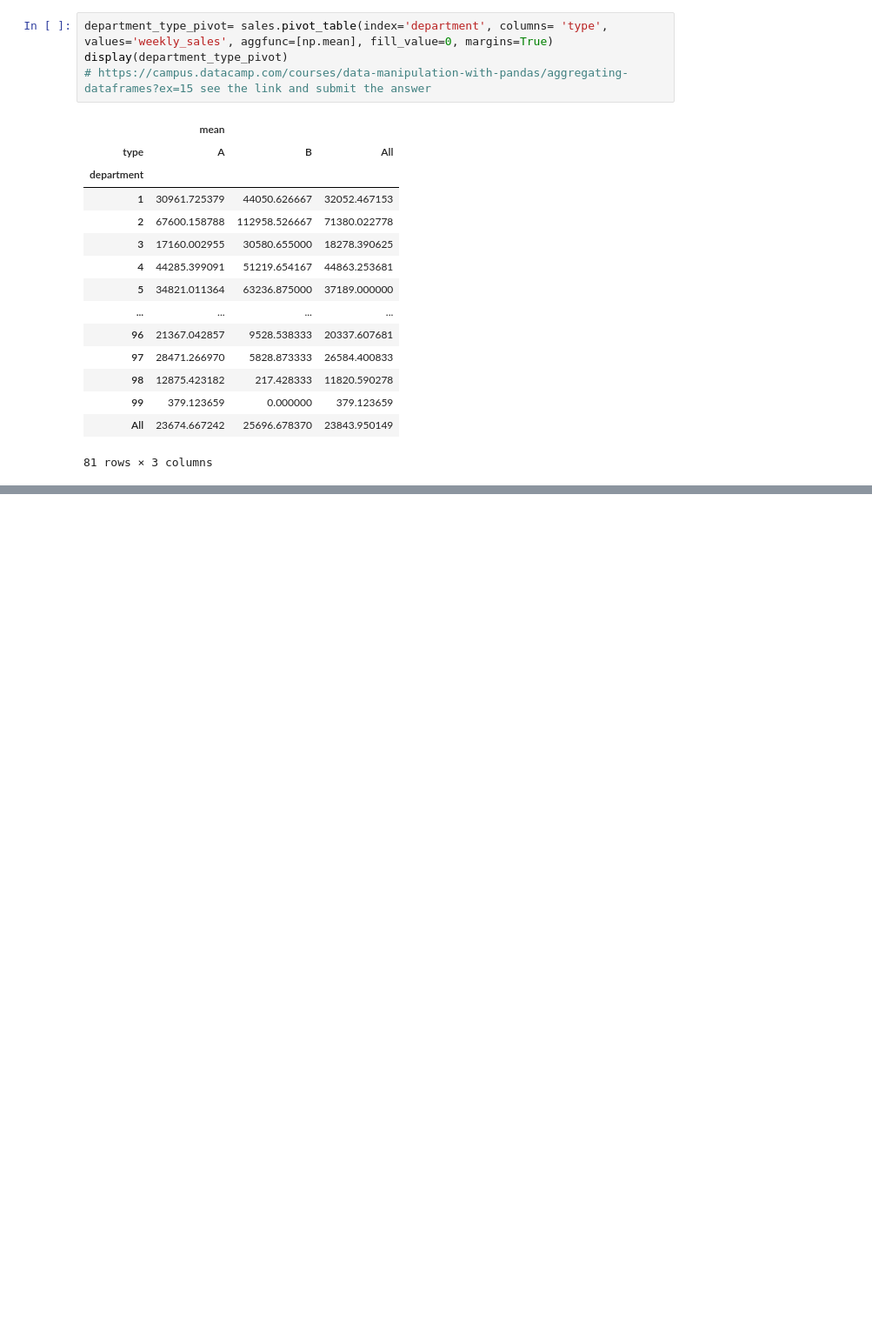
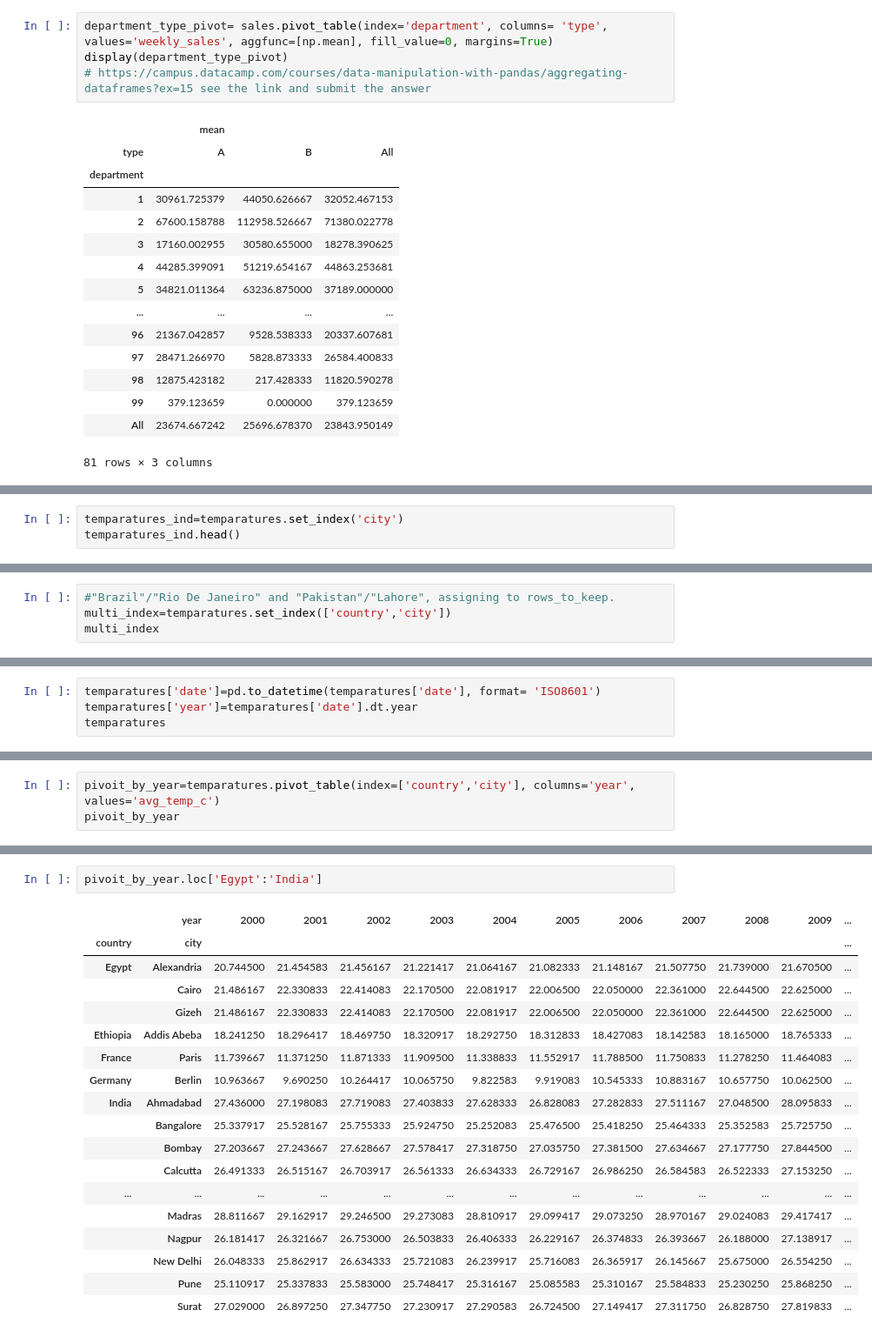
Before and after one commit to muhdminhaz/DATACAMP, a Jupyter notebook: DATA MANIPULATION/C_1/data manipulation with python.ipynb, the cells around one changed output, grey strips where cells are left out. Shown: that part at 87% size. Drawn from its saved outputs; the diff is of its cells as text; blank space fills up the shorter version.

```diff
--- a/DATA MANIPULATION/C_1/data manipulation with python.ipynb
+++ b/DATA MANIPULATION/C_1/data manipulation with python.ipynb
@@ -333,0 +347,3 @@ display(department_type_pivot)
+# %%
+temparatures_ind=temparatures.set_index('city')
+temparatures_ind.head()
@@ -333,0 +381,4 @@ display(department_type_pivot)
+# %%
+#"Brazil"/"Rio De Janeiro" and "Pakistan"/"Lahore", assigning to rows_to_keep.
+multi_index=temparatures.set_index(['country','city'])
+multi_index
@@ -333,0 +669,4 @@ display(department_type_pivot)
+# %%
+temparatures['date']=pd.to_datetime(temparatures['date'], format= 'ISO8601')
+temparatures['year']=temparatures['date'].dt.year
+temparatures
@@ -333,0 +687,3 @@ display(department_type_pivot)
+# %%
+pivoit_by_year=temparatures.pivot_table(index=['country','city'], columns='year', values='avg_temp_c')
+pivoit_by_year
@@ -333,0 +705,21 @@ display(department_type_pivot)
+# %%
+pivoit_by_year.loc['Egypt':'India']
+# %% [output]
+|  | year | 2000 | 2001 | 2002 | 2003 | 2004 | 2005 | 2006 | 2007 | 2008 | 2009 | ... |
+| country | city |  |  |  |  |  |  |  |  |  |  | ... |
+| Egypt | Alexandria | 20.744500 | 21.454583 | 21.456167 | 21.221417 | 21.064167 | 21.082333 | 21.148167 | 21.507750 | 21.739000 | 21.670500 | ... |
+|  | Cairo | 21.486167 | 22.330833 | 22.414083 | 22.170500 | 22.081917 | 22.006500 | 22.050000 | 22.361000 | 22.644500 | 22.625000 | ... |
+|  | Gizeh | 21.486167 | 22.330833 | 22.414083 | 22.170500 | 22.081917 | 22.006500 | 22.050000 | 22.361000 | 22.644500 | 22.625000 | ... |
+| Ethiopia | Addis Abeba | 18.241250 | 18.296417 | 18.469750 | 18.320917 | 18.292750 | 18.312833 | 18.427083 | 18.142583 | 18.165000 | 18.765333 | ... |
+| France | Paris | 11.739667 | 11.371250 | 11.871333 | 11.909500 | 11.338833 | 11.552917 | 11.788500 | 11.750833 | 11.278250 | 11.464083 | ... |
+| Germany | Berlin | 10.963667 | 9.690250 | 10.264417 | 10.065750 | 9.822583 | 9.919083 | 10.545333 | 10.883167 | 10.657750 | 10.062500 | ... |
+| India | Ahmadabad | 27.436000 | 27.198083 | 27.719083 | 27.403833 | 27.628333 | 26.828083 | 27.282833 | 27.511167 | 27.048500 | 28.095833 | ... |
+|  | Bangalore | 25.337917 | 25.528167 | 25.755333 | 25.924750 | 25.252083 | 25.476500 | 25.418250 | 25.464333 | 25.352583 | 25.725750 | ... |
+|  | Bombay | 27.203667 | 27.243667 | 27.628667 | 27.578417 | 27.318750 | 27.035750 | 27.381500 | 27.634667 | 27.177750 | 27.844500 | ... |
+|  | Calcutta | 26.491333 | 26.515167 | 26.703917 | 26.561333 | 26.634333 | 26.729167 | 26.986250 | 26.584583 | 26.522333 | 27.153250 | ... |
+| ... | ... | ... | ... | ... | ... | ... | ... | ... | ... | ... | ... | ... |
+|  | Madras | 28.811667 | 29.162917 | 29.246500 | 29.273083 | 28.810917 | 29.099417 | 29.073250 | 28.970167 | 29.024083 | 29.417417 | ... |
+|  | Nagpur | 26.181417 | 26.321667 | 26.753000 | 26.503833 | 26.406333 | 26.229167 | 26.374833 | 26.393667 | 26.188000 | 27.138917 | ... |
+|  | New Delhi | 26.048333 | 25.862917 | 26.634333 | 25.721083 | 26.239917 | 25.716083 | 26.365917 | 26.145667 | 25.675000 | 26.554250 | ... |
+|  | Pune | 25.110917 | 25.337833 | 25.583000 | 25.748417 | 25.316167 | 25.085583 | 25.310167 | 25.584833 | 25.230250 | 25.868250 | ... |
+|  | Surat | 27.029000 | 26.897250 | 27.347750 | 27.230917 | 27.290583 | 26.724500 | 27.149417 | 27.311750 | 26.828750 | 27.819833 | ... |
```
Also changed, not shown: parts of 26 cells of this notebook.
